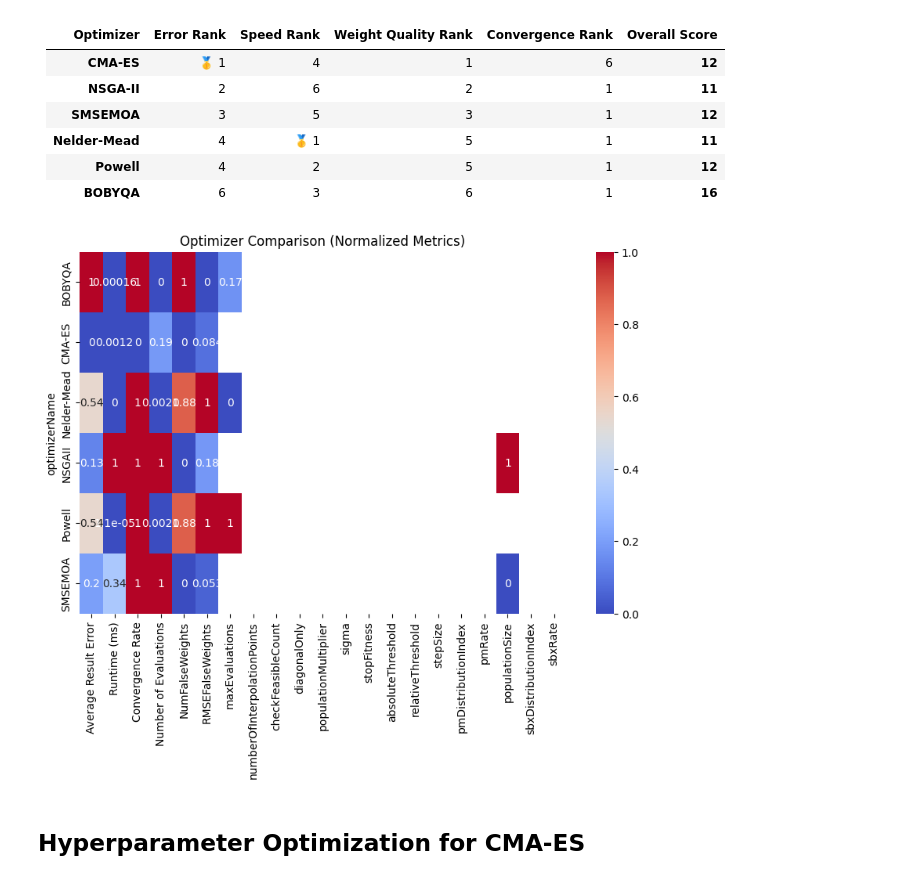
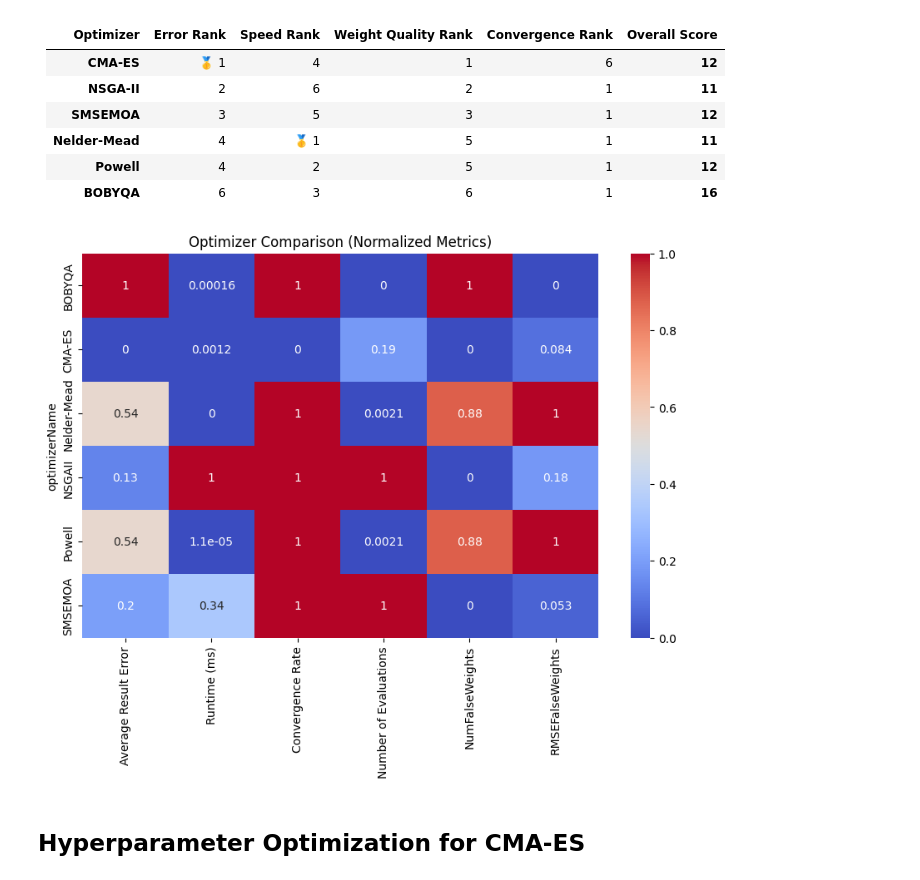
Before and after one commit to morderblood/CI_presentation, a Jupyter notebook: evaluation.ipynb, the cells around one changed output. Drawn from its saved outputs; the diff is of its cells as text; code cells hidden in the pictures.

```diff
--- a/evaluation.ipynb
+++ b/evaluation.ipynb
@@ -430,25 +424,41 @@ import matplotlib.pyplot as plt
 # %%
 UNUSED_COLUMNS = [
     "Average Initial Error",
+    "numberOfInterpolationPoints",
+    "checkFeasibleCount",
+    "diagonalOnly",
+    "populationMultiplier",
+    "sigma",
+    "stopFitness",
+    "absoluteThreshold",
+    "relativeThreshold",
+    "stepSize",
+    "pmRate",
+    "pmDistributionIndex",
+    "populationSize",
+    "sbxDistributionIndex",
+    "sbxRate",
+    "maxEvaluations"
 ]
+
 
 df = results.drop(UNUSED_COLUMNS, axis=1)
 
 df = df.set_index("optimizerName")
 
 # 2. Select only numeric columns
 numeric_df = df.select_dtypes(include="number")
 
 # 3. Normalize numeric columns
 df_norm = (numeric_df - numeric_df.min()) / (numeric_df.max() - numeric_df.min())
 
 # 4. Plot heatmap
 plt.figure(figsize=(10,6))
 sns.heatmap(df_norm, annot=True, cmap="coolwarm")
 plt.title("Optimizer Comparison (Normalized Metrics)")
 plt.show()
 # %% [output]
-[figure, old version]
+[figure, new version]
 # %% [markdown]
 ## Hyperparameter Optimization for CMA-ES
 # %%
```
Also changed, not shown: parts of 11 cells of this notebook.
